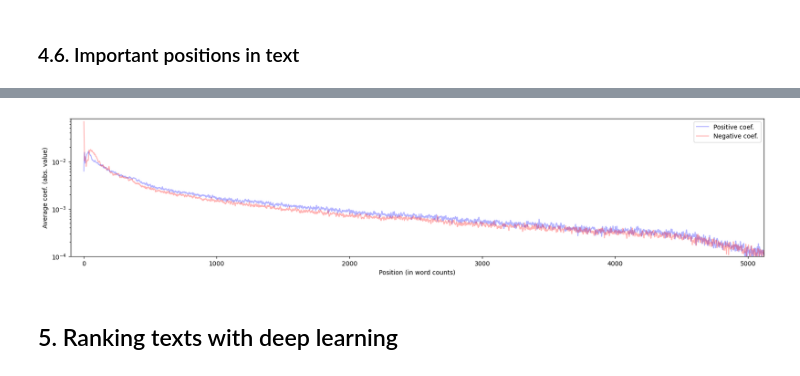
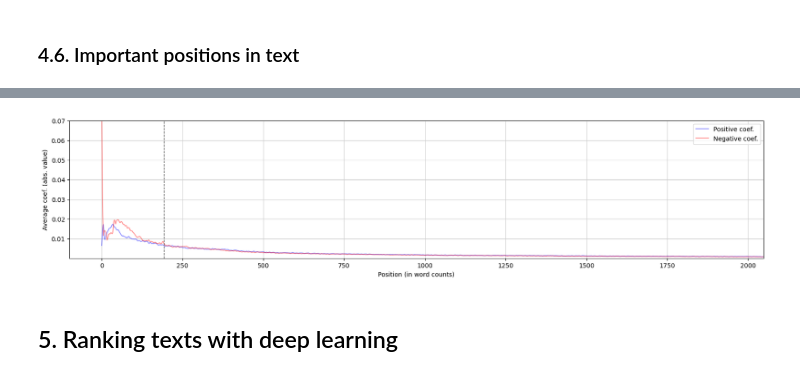
Before and after one commit to cewebbr/text_ranking_in_gov, a Jupyter notebook: analysis/tutorial_Overseeing-gov-with-AI.ipynb, the cells around one changed output, grey strips where cells are left out. Saved outputs shown, nothing was run; the diff lists cells and outputs as text; code cells hidden in the pictures.

```diff
--- a/analysis/tutorial_Overseeing-gov-with-AI.ipynb
+++ b/analysis/tutorial_Overseeing-gov-with-AI.ipynb
@@ -1057,8 +1057,11 @@ After preprocessing text, we have to vectorize the text and transform the editio
 # %%
 # Build vectorizer and encoder:
 vectorizer    = TfidfVectorizer(lowercase=False, binary=True, ngram_range=(1,2), max_df=1.0, min_df=1, norm=None, use_idf=False)
+cropper       = do.CropText(200)
+text_trafo    = Pipeline([('crop', cropper), ('vec', vectorizer)])
 encoder_extra = OneHotEncoder(drop='first')
-processor     = ColumnTransformer([('vec',   vectorizer, textual_cols[0]), ('extra', encoder_extra, ['tipo_edicao'])])
+#processor     = ColumnTransformer([('vec', vectorizer, textual_cols[0]), ('extra', encoder_extra, ['tipo_edicao'])])
+processor     = ColumnTransformer([('txt', text_trafo, textual_cols[0]), ('extra', encoder_extra, ['tipo_edicao'])])
 # %% [markdown]
 Let's see the effect of it on a small piece of data:
 # %%
@@ -1227,11 +1223,15 @@ from scipy.signal import savgol_filter
 # %%
+# Fit the model using the whole text:
+end_model = clone(model).set_params(proc__txt__crop__max_length=None)
+dump = end_model.fit(proc_train, proc_train['relevancia'], fit__sample_weight=proc_train['weight'])
+
 # Get feature names:
-features = model[:-1].get_feature_names_out()
+features = end_model[:-1].get_feature_names_out()
 # Get feature coefficients:
-coefs = model['fit'].coef_
+coefs = end_model['fit'].coef_
 
 # Build Dataframe:
 features_df = pd.DataFrame({'feature': features, 'coef': coefs})
-features_df['is_text'] = features_df['feature'].str.contains('vec__').astype(int)
-features_df['token']   = features_df['feature'].str.extract('vec__(.*)')[0]
+features_df['is_text'] = features_df['feature'].str.contains('txt__').astype(int)
+features_df['token']   = features_df['feature'].str.extract('txt__(.*)')[0]
 features_df['ngram']   = features_df['token'].str.split(' ').str.len().fillna(0).astype(int)
@@ -1300,0 +1313,16 @@ neg_weight = savgol_filter(neg_weight_raw, window, poly_order)
+# %%
+# Get coefficients at all positions for all notices:
+max_doc_len  = proc_train['tit_org_ementa_text'].apply(lambda x: aux.doc_to_word_list(x, preprocessor, tokenizer)).str.len().max()
+corpus_coefs = np.array([aux.pad_array(position_coefs(doc, preprocessor, tokenizer, unigram_coefs, bigram_coefs), max_doc_len) for doc in proc_train.query('relevancia < 9.5')['tit_org_ementa_text']])
+
+# Compute the average coefficient for each position:
+pos_weight_raw =  corpus_coefs.clip(min=0).mean(axis=0)
+neg_weight_raw = -corpus_coefs.clip(max=0).mean(axis=0)
+all_weight_raw =  corpus_coefs.mean(axis=0)
+
+# Smooth the curves:
+window = 10
+poly_order = 3
+pos_weight = savgol_filter(pos_weight_raw, window, poly_order)
+neg_weight = savgol_filter(neg_weight_raw, window, poly_order)
+all_weight = savgol_filter(all_weight_raw, window, poly_order)
@@ -1301,17 +1335,19 @@ neg_weight = savgol_filter(neg_weight_raw, window, poly_order)
 # %%
 # Plot the average coefficient per position in the text:
 pl.figure(figsize=(20,4))
-pl.plot(pos_weight, alpha=0.3, color='b', label='Positive coef.')
-pl.plot(neg_weight, alpha=0.3, color='r', label='Negative coef.')
-pl.yscale('log')
-pl.ylim([1e-4, 8e-2])
-pl.xlim([-100, 512 * 10])
+pl.plot(pos_weight, alpha=0.4, color='b', label='Positive coef.')
+pl.plot(neg_weight, alpha=0.4, color='r', label='Negative coef.')
+#pl.yscale('log')
+pl.ylim([1e-4, 7e-2])
+pl.xlim([-100, 512 * 4])
 pl.legend()
 pl.xlabel('Position (in word counts)')
 pl.ylabel('Average coef. (abs. value)')
+pl.grid(color='0.8')
+pl.axvline(384 / 2, color='0.3', linestyle='--', linewidth=1)
 pl.show()
 # %% [output]
-[figure, old version]
+[figure, new version]
 # %% [markdown]
 ## 5. Ranking texts with deep learning
 # %%
```
Also changed, not shown: parts of 69 cells of this notebook.
